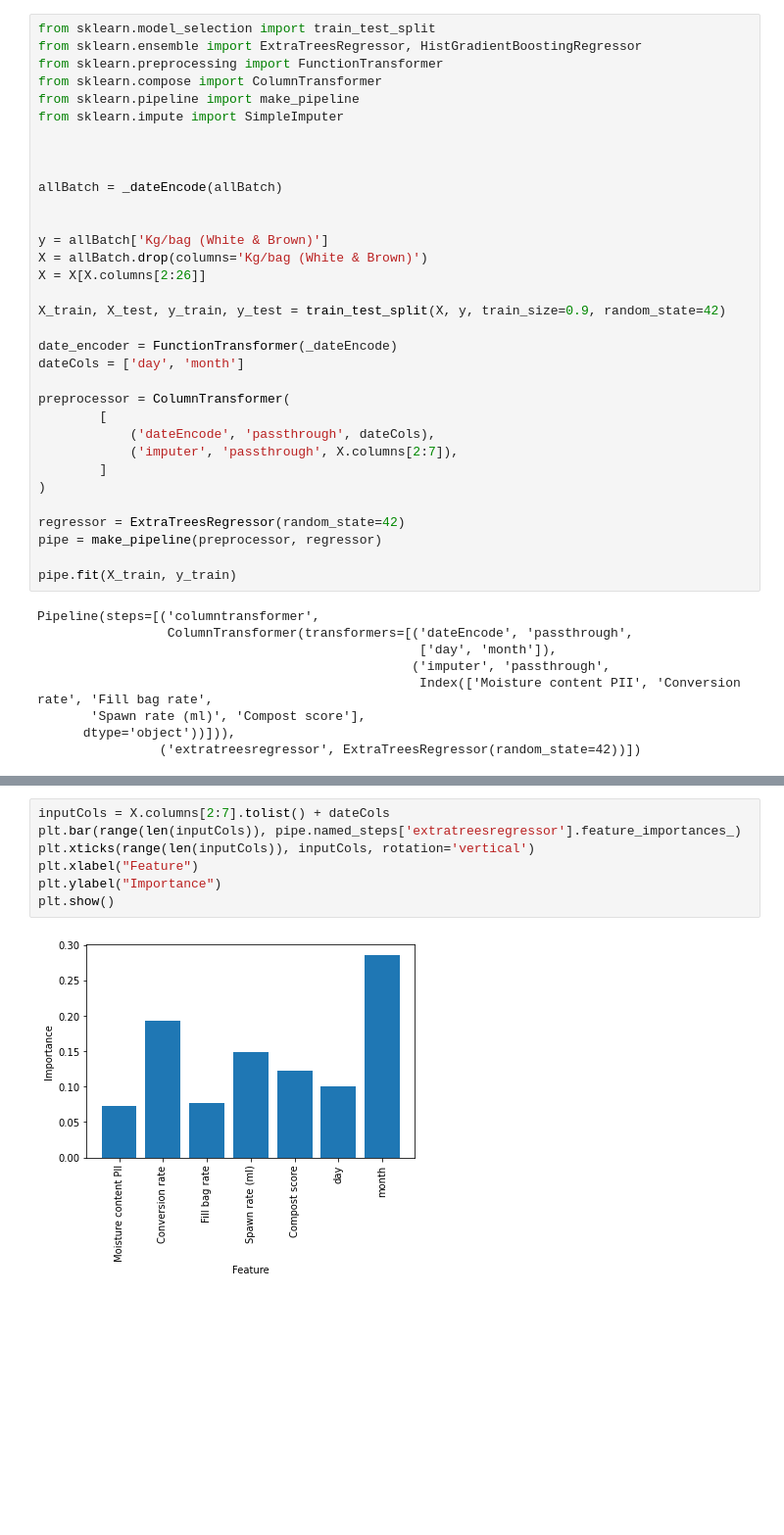
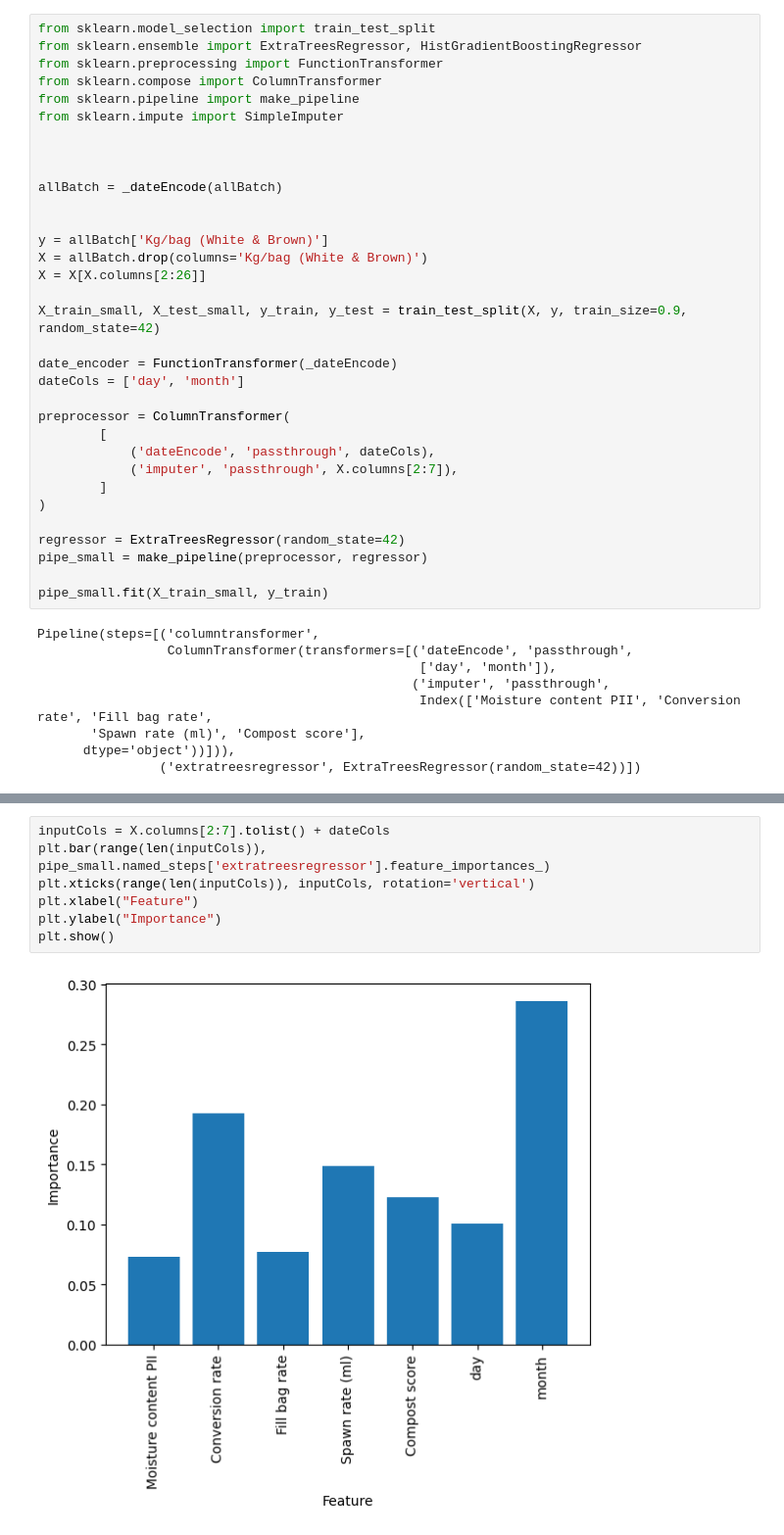
Before and after one commit to acktan/farms, a Jupyter notebook: initAnalysis.ipynb, the cells around one changed output, grey strips where cells are left out. Shown at 98% size. Saved outputs shown, nothing was run; the diff lists cells and outputs as text; blank space fills up the shorter version.

Commit message:
Graphics

```diff
--- a/initAnalysis.ipynb
+++ b/initAnalysis.ipynb
@@ -80,7 +80,7 @@ y = allBatch['Kg/bag (White & Brown)']
 X = allBatch.drop(columns='Kg/bag (White & Brown)')
 X = X[X.columns[2:26]]
 
-X_train, X_test, y_train, y_test = train_test_split(X, y, train_size=0.9, random_state=42)
+X_train_small, X_test_small, y_train, y_test = train_test_split(X, y, train_size=0.9, random_state=42)
 
 date_encoder = FunctionTransformer(_dateEncode)
 dateCols = ['day', 'month']
@@ -93,9 +93,9 @@ preprocessor = ColumnTransformer(
 )
 
 regressor = ExtraTreesRegressor(random_state=42)
-pipe = make_pipeline(preprocessor, regressor)
+pipe_small = make_pipeline(preprocessor, regressor)
 
-pipe.fit(X_train, y_train)
+pipe_small.fit(X_train_small, y_train)
 # %% [output]
 Pipeline(steps=[('columntransformer',
                  ColumnTransformer(transformers=[('dateEncode', 'passthrough',
@@ -131,10 +131,10 @@ Mean squared error: 19.458028571428567
  Name: Kg/bag (White & Brown), dtype: float32)
 # %%
 inputCols = X.columns[2:7].tolist() + dateCols
-plt.bar(range(len(inputCols)), pipe.named_steps['extratreesregressor'].feature_importances_)
+plt.bar(range(len(inputCols)), pipe_small.named_steps['extratreesregressor'].feature_importances_)
 plt.xticks(range(len(inputCols)), inputCols, rotation='vertical')
 plt.xlabel("Feature")
 plt.ylabel("Importance")
 plt.show()
 # %% [output]
-[figure, old version]
+[figure, new version]
```
Also changed, not shown: parts of 13 cells of this notebook.
